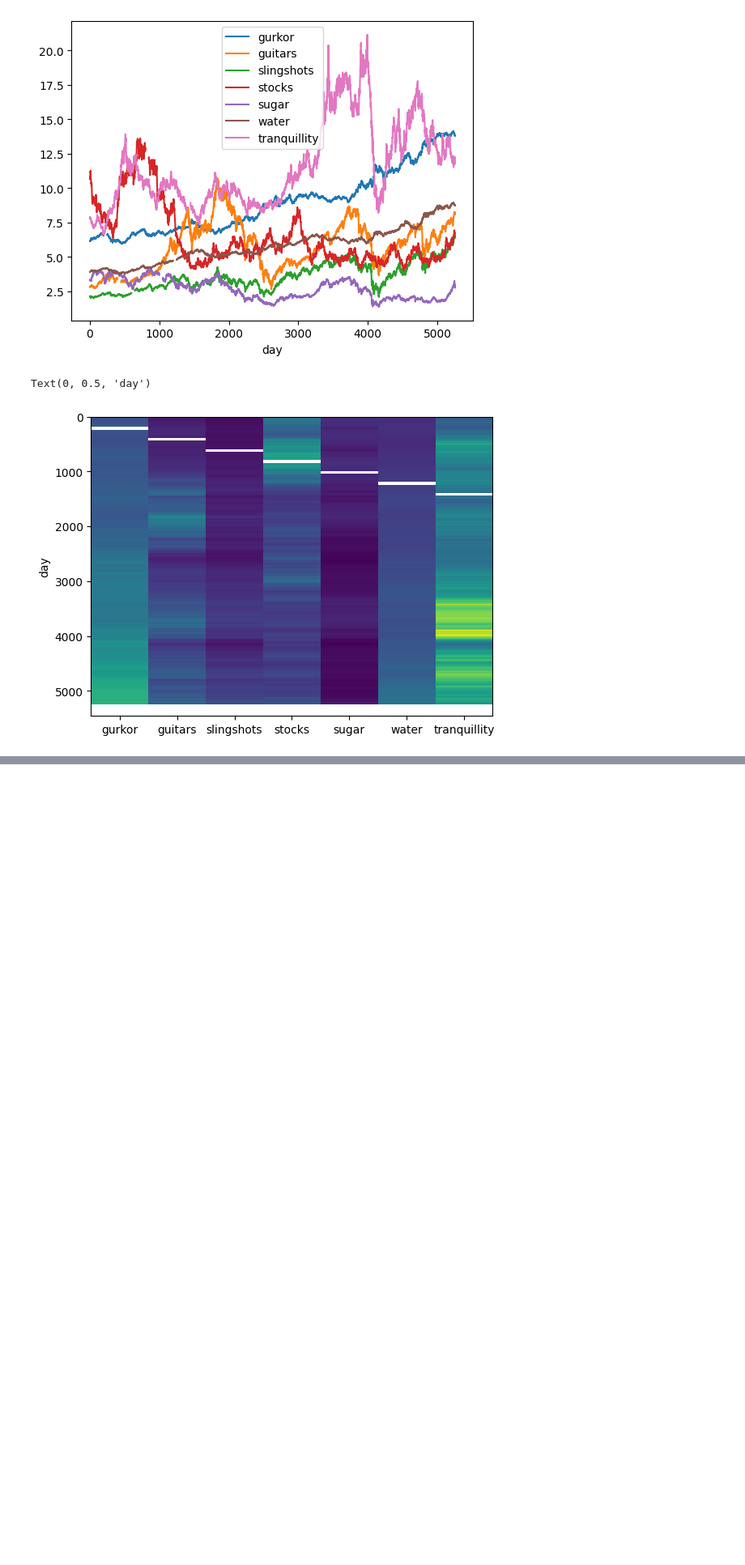
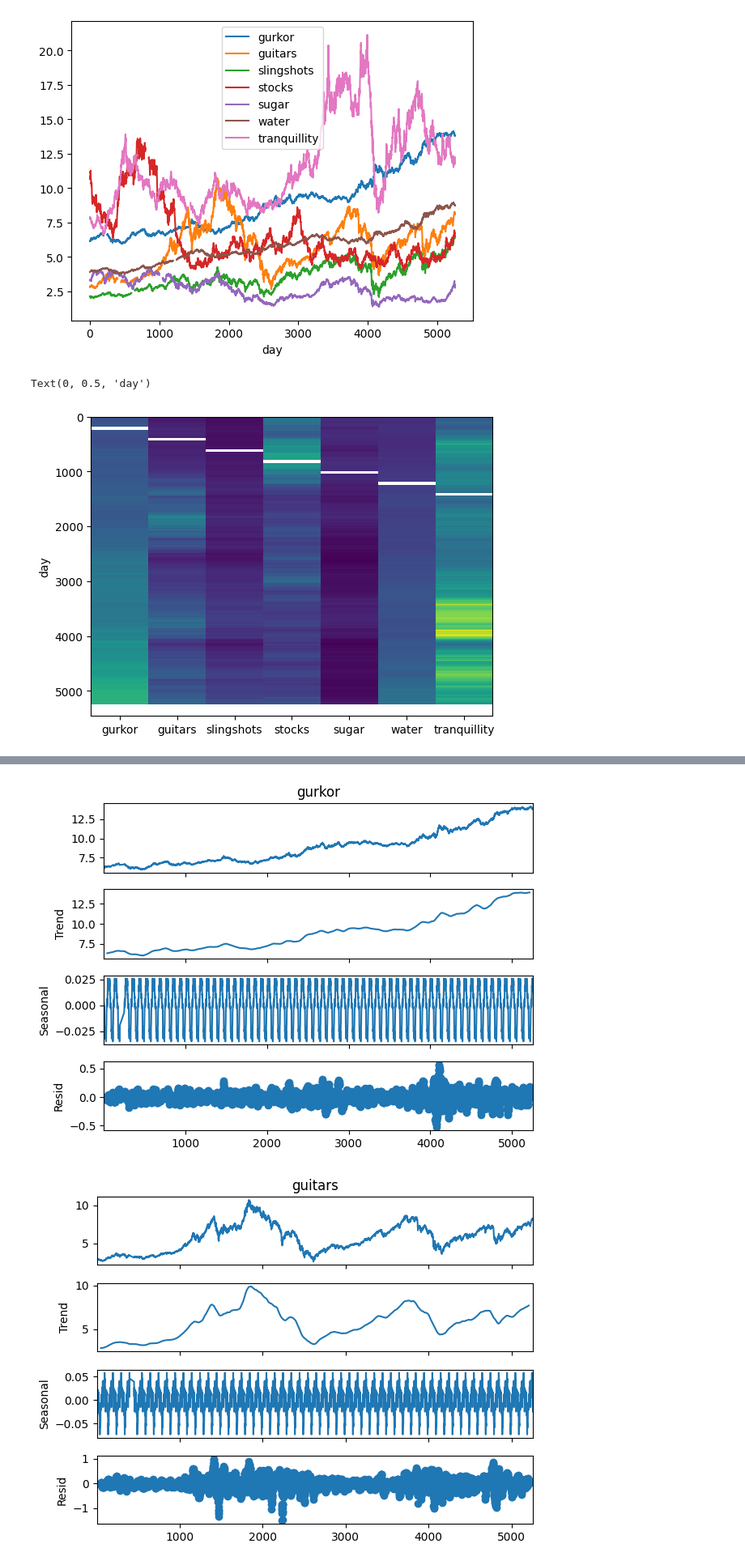
Before and after one commit to luprader/project_FTS, a Jupyter notebook: notebooks/task1_lukas.ipynb, the cells around one changed output, grey strips where cells are left out. Shown at 81% size. Saved outputs shown, nothing was run; the diff lists cells and outputs as text; code cells hidden in the pictures; blank space fills up the shorter version.

```diff
--- a/notebooks/task1_lukas.ipynb
+++ b/notebooks/task1_lukas.ipynb
@@ -108,0 +175,17 @@ plt.show()
+# %%
+# Seasonal decomposition using the strongest found period for each time series
+
+from statsmodels.tsa.seasonal import seasonal_decompose
+
+plots = []
+for i, col_name in enumerate(data_clean.columns):
+
+    ts = data_clean[col_name].dropna()
+    ts.reindex(range(len(ts)))
+
+    decomposition = seasonal_decompose(ts, model='additive', period=found_periods[col_name][0])
+
+    plots.append(decomposition.plot())
+# %% [output]
+[figure, added]
+[figure, added]
```
Also changed, not shown: parts of 9 cells of this notebook, 1 other file.
